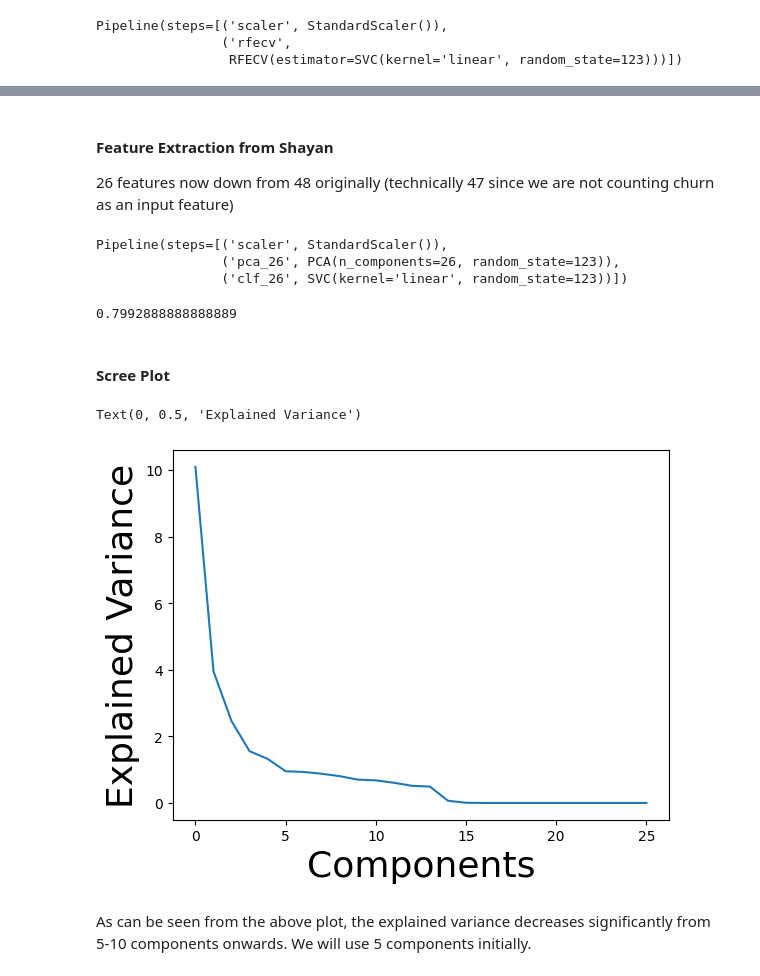
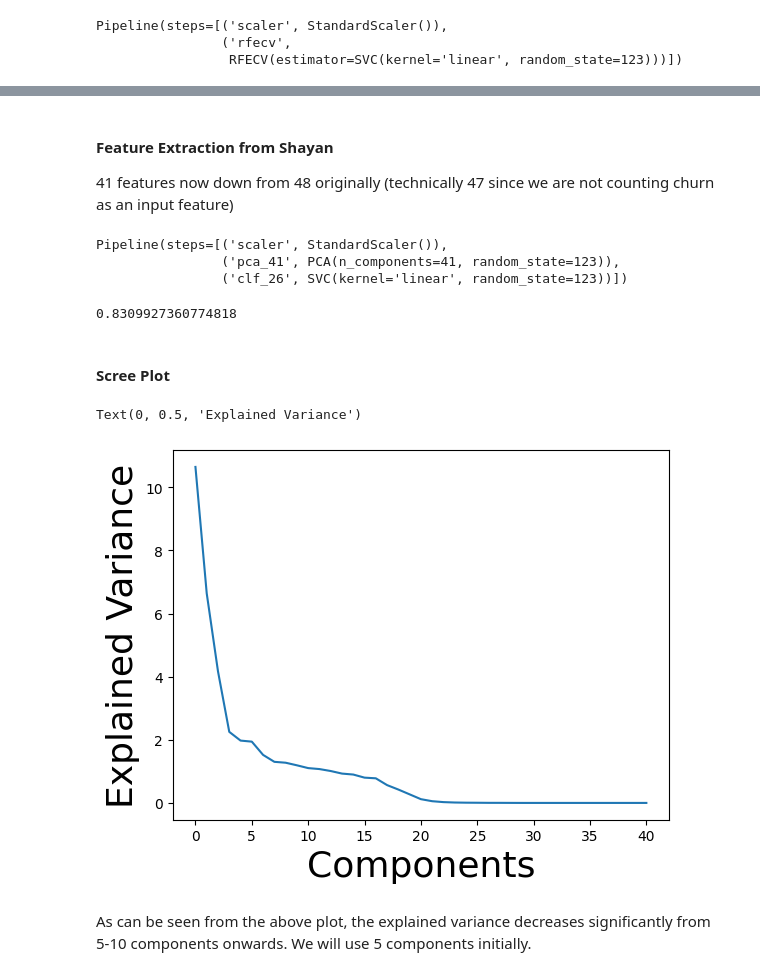
Before and after one commit to Sherwin1600/CS-412-Final-Project, a Jupyter notebook: data_cleaning_preprocessing.ipynb, the cells around one changed output, grey strips where cells are left out. Saved outputs shown, nothing was run; the diff lists cells and outputs as text; code cells hidden in the pictures.

```diff
--- a/data_cleaning_preprocessing.ipynb
+++ b/data_cleaning_preprocessing.ipynb
@@ -282,39 +307,39 @@ Index(['tenure', 'MonthlyCharges', 'TotalCharges', 'SeniorCitizen_No',
 # %% [markdown]
 #### **Feature Extraction from Shayan**
 
-26 features now down from 48 originally (technically 47 since we are not counting churn as an input feature)
+41 features now down from 48 originally (technically 47 since we are not counting churn as an input feature)
 # %%
 from sklearn.decomposition import PCA
 
 X_selected_train = X_train[X.columns[pipeline['rfecv'].support_]]
 X_selected_test = X_test[X.columns[pipeline['rfecv'].support_]]
 
-pca_26 = PCA(n_components=26, random_state=123)
+pca_41 = PCA(n_components=41, random_state=123)
 clf_26 = SVC(kernel='linear', random_state=123)
 scaler =  StandardScaler()
 
-pca_26_pipeline = Pipeline([('scaler', scaler), ('pca_26', pca_26), ('clf_26', clf_26)])
-pca_26_pipeline.fit(X_selected_train, np.ravel(y_train))
+pca_41_pipeline = Pipeline([('scaler', scaler), ('pca_41', pca_41), ('clf_26', clf_26)])
+pca_41_pipeline.fit(X_selected_train, np.ravel(y_train))
 # %% [output]
 Pipeline(steps=[('scaler', StandardScaler()),
-                ('pca_26', PCA(n_components=26, random_state=123)),
+                ('pca_41', PCA(n_components=41, random_state=123)),
                 ('clf_26', SVC(kernel='linear', random_state=123))])
 # %%
-pca_26_pipeline.score(X_selected_train, y_train)
+pca_41_pipeline.score(X_selected_train, y_train)
 # %% [output]
-0.7992888888888889
+0.8309927360774818
 # %% [markdown]
 #### **Scree Plot**
 # %%
 import seaborn as sns
 import matplotlib.pyplot as plt
 
-plt.plot(pca_26.explained_variance_)
+plt.plot(pca_41.explained_variance_)
 plt.xlabel('Components', size=26)
 plt.ylabel('Explained Variance', size=26)
 # %% [output]
 Text(0, 0.5, 'Explained Variance')
-[figure, old version]
+[figure, new version]
 # %% [markdown]
 As can be seen from the above plot, the explained variance decreases significantly from 5-10 components onwards. We will use 5 components initially.
 # %%
```
Also changed, not shown: parts of 9 cells of this notebook, 3 other files.
